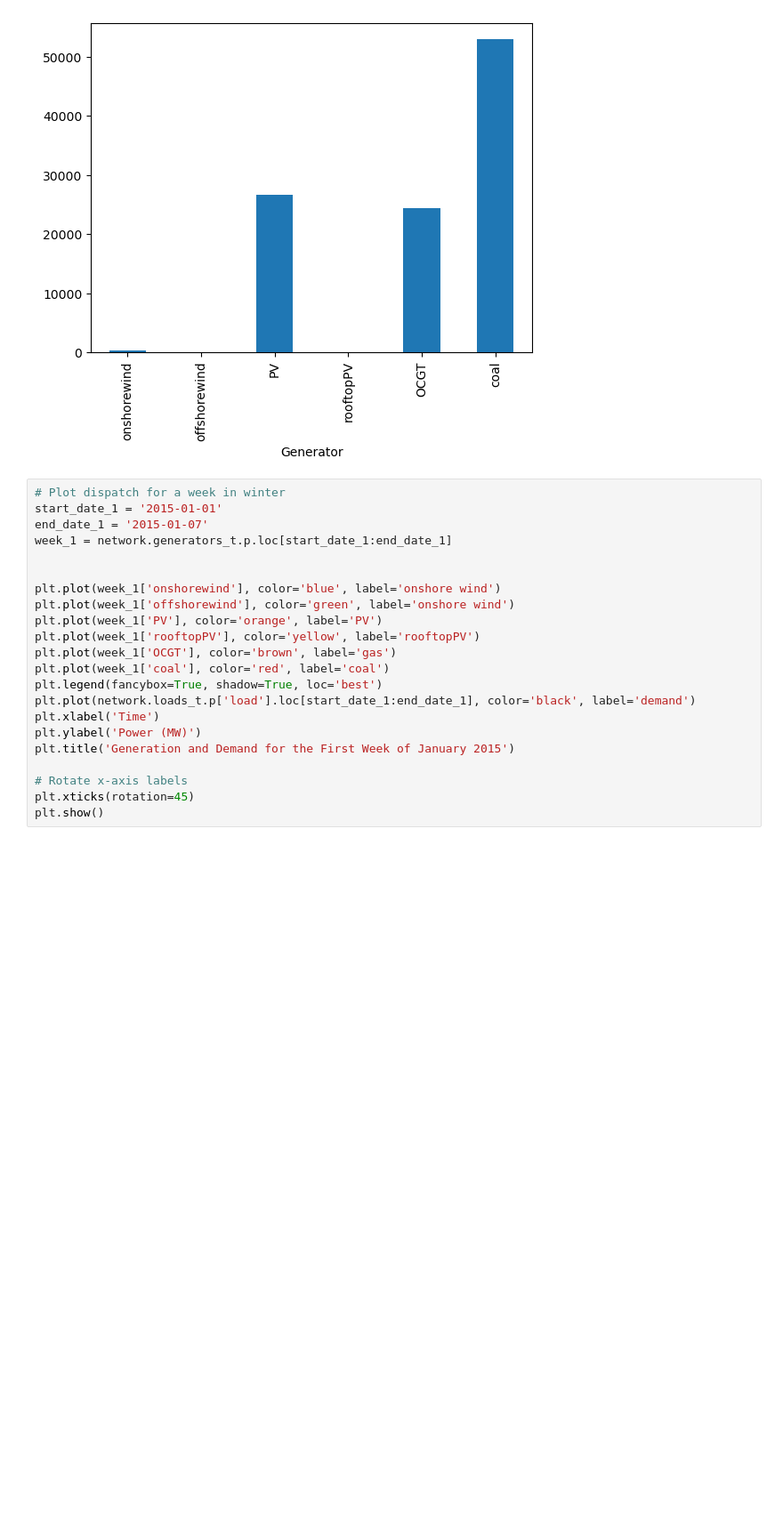
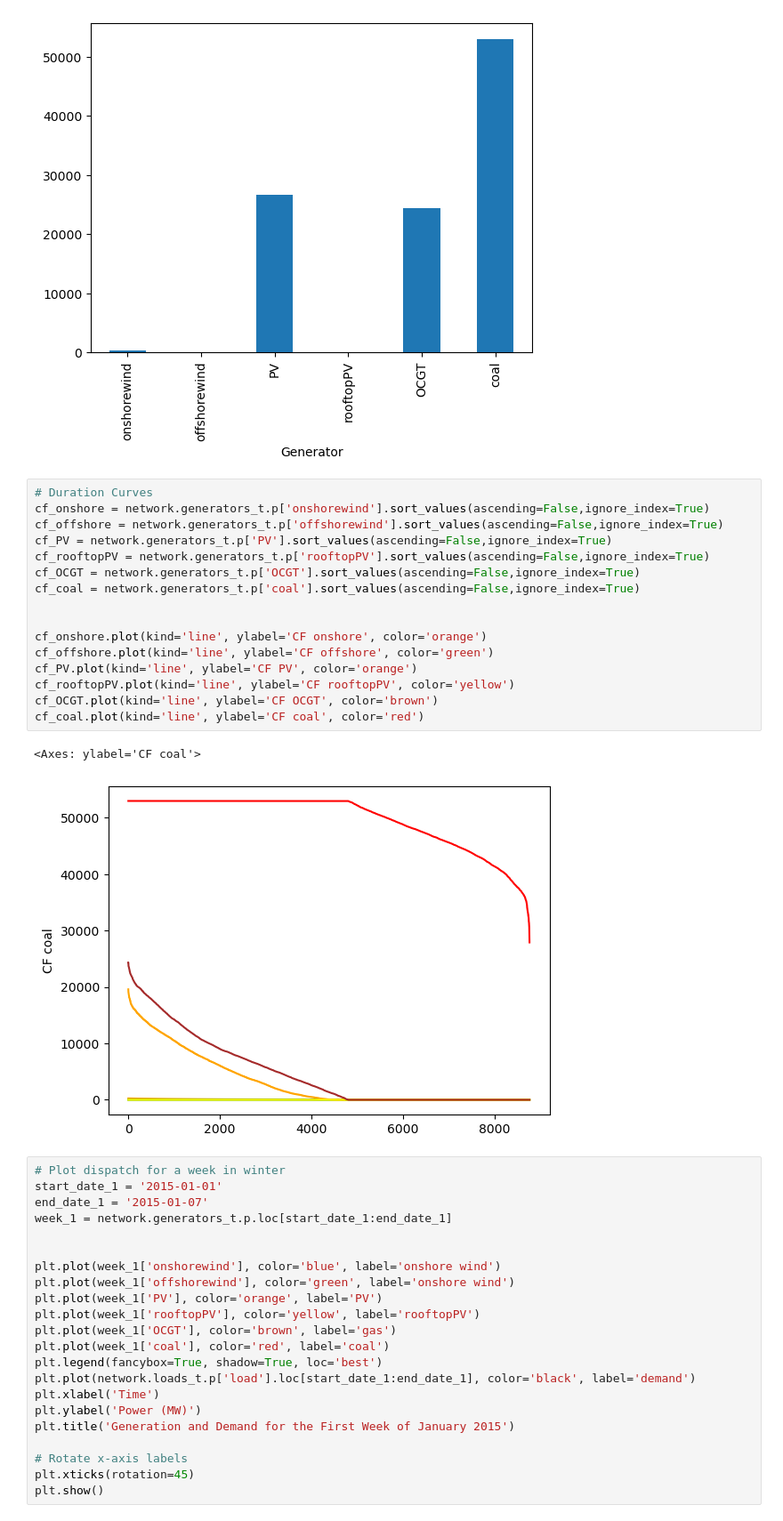
Before and after one commit to alex-catruc/IntegratedEG, a Jupyter notebook: Assignment.ipynb, the cells around one changed output. Shown: that part at 89% size. Drawn from its saved outputs; the diff is of its cells as text; blank space fills up the shorter version.

Commit message:
updated graphs

```diff
--- a/Assignment.ipynb
+++ b/Assignment.ipynb
@@ -211,6 +211,25 @@ generators.plot.bar()
 # %% [output]
 <Axes: xlabel='Generator'>
 [figure]
+# %%
+# Duration Curves
+cf_onshore = network.generators_t.p['onshorewind'].sort_values(ascending=False,ignore_index=True)
+cf_offshore = network.generators_t.p['offshorewind'].sort_values(ascending=False,ignore_index=True)
+cf_PV = network.generators_t.p['PV'].sort_values(ascending=False,ignore_index=True)
+cf_rooftopPV = network.generators_t.p['rooftopPV'].sort_values(ascending=False,ignore_index=True)
+cf_OCGT = network.generators_t.p['OCGT'].sort_values(ascending=False,ignore_index=True)
+cf_coal = network.generators_t.p['coal'].sort_values(ascending=False,ignore_index=True)
+
+
+cf_onshore.plot(kind='line', ylabel='CF onshore', color='orange')
+cf_offshore.plot(kind='line', ylabel='CF offshore', color='green')
+cf_PV.plot(kind='line', ylabel='CF PV', color='orange')
+cf_rooftopPV.plot(kind='line', ylabel='CF rooftopPV', color='yellow')
+cf_OCGT.plot(kind='line', ylabel='CF OCGT', color='brown')
+cf_coal.plot(kind='line', ylabel='CF coal', color='red')
+# %% [output]
+<Axes: ylabel='CF coal'>
+[figure, added]
 # %%
 # Plot dispatch for a week in winter
 start_date_1 = '2015-01-01'
```
Also changed, not shown: parts of 4 cells of this notebook, 1 other file.
